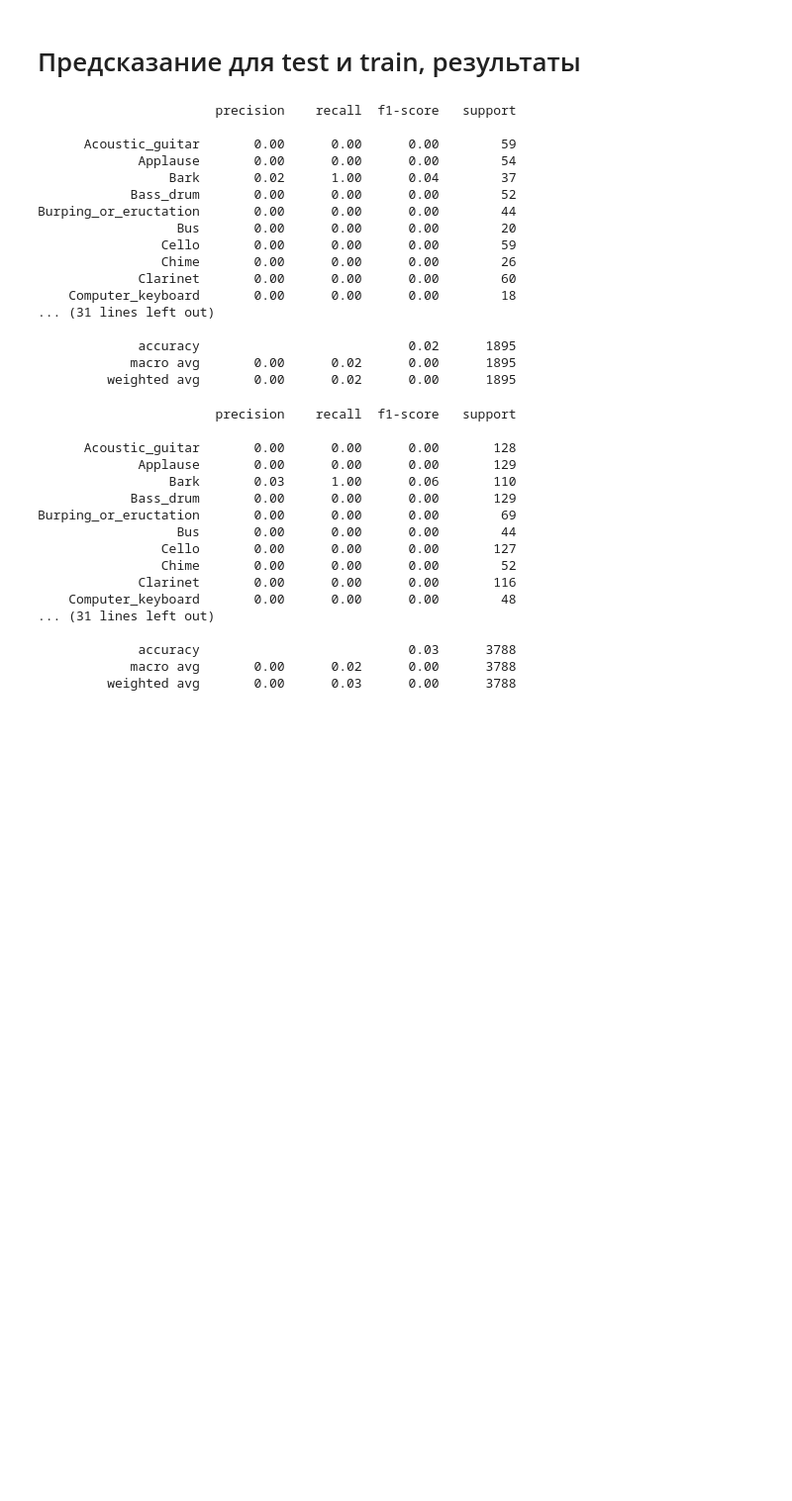
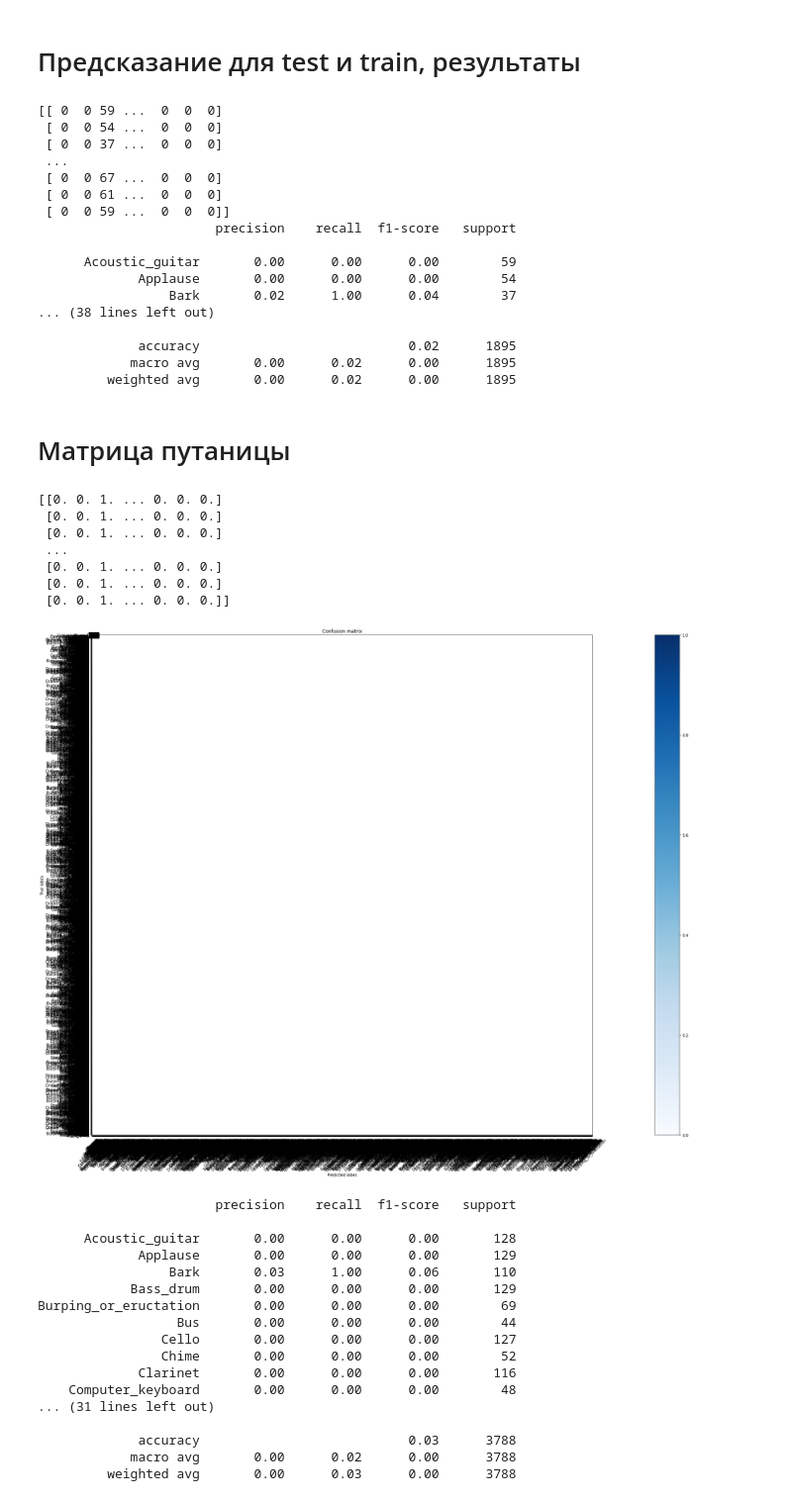
Before and after one commit to Polly2497/Acoustic-Event-Analysis, a Jupyter notebook: Acoustic_Event_Analysis.ipynb, the cells around one changed output. Shown: that part at 99% size. Cells and saved outputs as stored; diff of their text form; code cells hidden in the pictures; blank space fills up the shorter version.

```diff
--- a/Acoustic_Event_Analysis.ipynb
+++ b/Acoustic_Event_Analysis.ipynb
@@ -91,13 +96,17 @@ for ss in data_librosa:
     for j in range(ss.shape[1]):
       new_matrix[i][j] += ss[i][j]
   norm_data.append(new_matrix.ravel())
+# %%
+average=[]
+for e in all_data_pickle:
+  average.append(np.mean(e, axis=0))
 # %% [markdown]
 # Разбиение на train и test, обучение модели
 # %%
-X_train, X_test, y_train, y_test = train_test_split(norm_data, label, test_size=1/3, random_state=42)
+train_data,test_data, train_label, test_label = train_test_split(average, label, test_size=1/3, random_state=42)
 # %%
 classifier = KNeighborsClassifier()
-classifier.fit(X_train, y_train)
+classifier.fit(train_data, train_label)
 # %% [output]
 KNeighborsClassifier(algorithm='auto', leaf_size=30, metric='minkowski',
                      metric_params=None, n_jobs=None, n_neighbors=5, p=2,
@@ -105,26 +114,28 @@ KNeighborsClassifier(algorithm='auto', leaf_size=30, metric='minkowski',
 # %% [markdown]
 # Предсказание для test и train, результаты
 # %%
-y_pred = classifier.predict(X_test)
+result = classifier.predict(test_data)
 # %%
 from sklearn.metrics import classification_report, confusion_matrix
-#print(confusion_matrix(y_test, y_pred))
-print(classification_report(y_test, y_pred))
+print(confusion_matrix(test_label, result))
+print(classification_report(test_label, result))
 # %% [output]
+[[ 0  0 59 ...  0  0  0]
+ [ 0  0 54 ...  0  0  0]
+ [ 0  0 37 ...  0  0  0]
+ ...
+ [ 0  0 67 ...  0  0  0]
+ [ 0  0 61 ...  0  0  0]
+ [ 0  0 59 ...  0  0  0]]
                        precision    recall  f1-score   support
 
       Acoustic_guitar       0.00      0.00      0.00        59
              Applause       0.00      0.00      0.00        54
                  Bark       0.02      1.00      0.04        37
-            Bass_drum       0.00      0.00      0.00        52
-Burping_or_eructation       0.00      0.00      0.00        44
-                  Bus       0.00      0.00      0.00        20
-                Cello       0.00      0.00      0.00        59
-                Chime       0.00      0.00      0.00        26
-             Clarinet       0.00      0.00      0.00        60
-    Computer_keyboard       0.00      0.00      0.00        18
-... (31 lines left out)
+... (38 lines left out)
 
              accuracy                           0.02      1895
             macro avg       0.00      0.02      0.00      1895
          weighted avg       0.00      0.02      0.00      1895
+# %% [markdown]
+# Матрица путаницы
@@ -131,3 +147,36 @@ Burping_or_eructation       0.00      0.00      0.00        44
+# %%
+cm=confusion_matrix(test_label, result)
+cm = cm.astype('float') / cm.sum(axis=1)[:, np.newaxis]
+title='Confusion matrix'
+print(cm)
+
+plt.figure(figsize=(45,20))
+plt.imshow(cm, interpolation='nearest', cmap=plt.cm.Blues)
+plt.title(title)
+plt.colorbar()
+tick_marks = np.arange(len(label))
+plt.xticks(tick_marks, label, rotation=45)
+plt.yticks(tick_marks, label)
+fmt = '.2f'
+thresh = cm.max() / 2.
+for i, j in itertools.product(range(cm.shape[0]), range(cm.shape[1])):
+    plt.text(j, i, format(cm[i, j], fmt),
+            horizontalalignment="center",
+            color="white" if cm[i, j] > thresh else "black")
+
+plt.ylabel('True labes')
+plt.xlabel('Predicted labes')
+plt.tight_layout()
+plt.show()
+# %% [output]
+[[0. 0. 1. ... 0. 0. 0.]
+ [0. 0. 1. ... 0. 0. 0.]
+ [0. 0. 1. ... 0. 0. 0.]
+ ...
+ [0. 0. 1. ... 0. 0. 0.]
+ [0. 0. 1. ... 0. 0. 0.]
+ [0. 0. 1. ... 0. 0. 0.]]
+[figure, added]
 # %%
 y_pred_2 = classifier.predict(X_train)
 # %%
```
Also changed, not shown: parts of 7 cells of this notebook.
